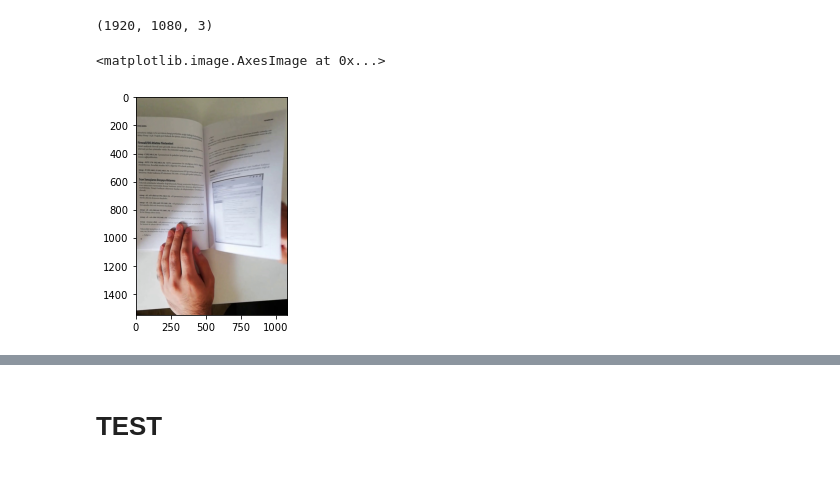
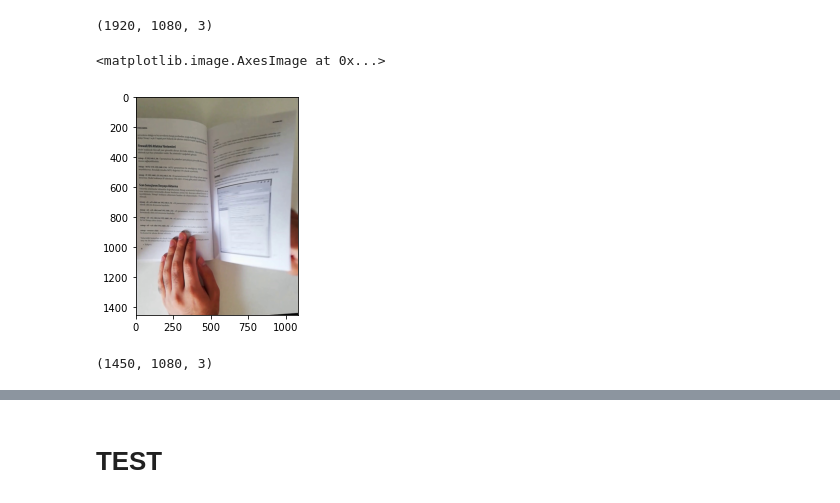
Before and after one commit to c-woo/MonReader, a Jupyter notebook: Untitled.ipynb, the cells around one changed output, grey strips where cells are left out. Drawn from its saved outputs; the diff is of its cells as text; code cells hidden in the pictures.

```diff
--- a/Untitled.ipynb
+++ b/Untitled.ipynb
@@ -52,8 +52,12 @@ testpic.shape
 # %% [output]
 (1920, 1080, 3)
 # %%
-cropped = testpic[100:1650]
+cropped = testpic[100:1550]
 plt.imshow(cropped)
 # %% [output]
 <matplotlib.image.AxesImage at 0x...>
-[figure, old version]
+[figure, new version]
+# %%
+cropped.shape
+# %% [output]
+(1450, 1080, 3)
```
Also changed, not shown: parts of 2 cells of this notebook, 1 other file.
